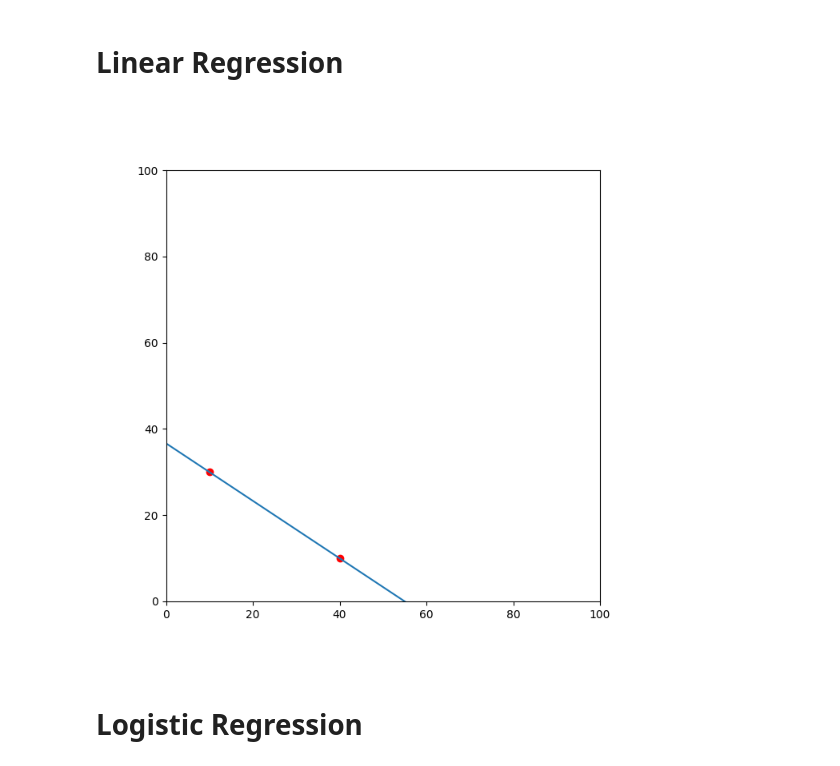
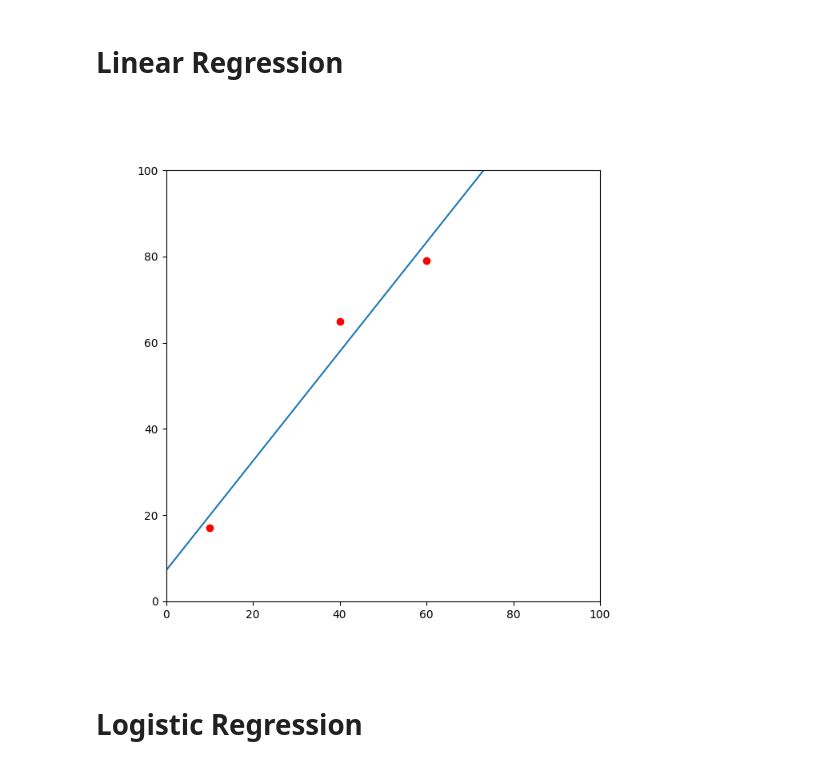
Before and after one commit to Kepins/int-artificial-inteligence-algorithms, a Jupyter notebook: ai_vis.ipynb, the cells around one changed output. Saved outputs shown, nothing was run; the diff lists cells and outputs as text; code cells hidden in the pictures.

```diff
--- a/ai_vis.ipynb
+++ b/ai_vis.ipynb
@@ -70,9 +71,9 @@ class InteractiveLinearRegression:
     def cleanup(self):
         plt.close(self.fig)
 # %%
-interactive_linear_regression = InteractiveLinearRegression(points=[Point(10,30), Point (40, 10)])
+interactive_linear_regression = InteractiveLinearRegression(points=[Point(10,17), Point (40, 65), Point(60, 79)])
 # %% [output]
-[figure, old version]
+[figure, new version]
 # %%
 interactive_linear_regression.cleanup()
 del interactive_linear_regression
```
Also changed, not shown: parts of 4 cells of this notebook.
